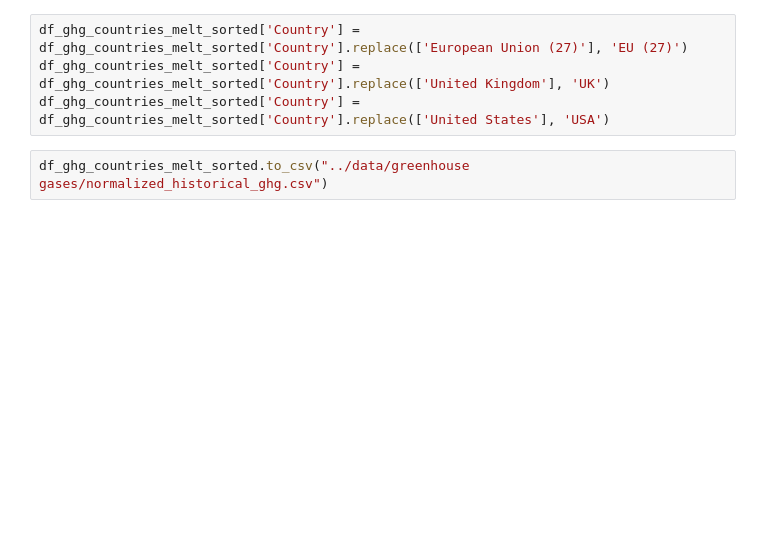
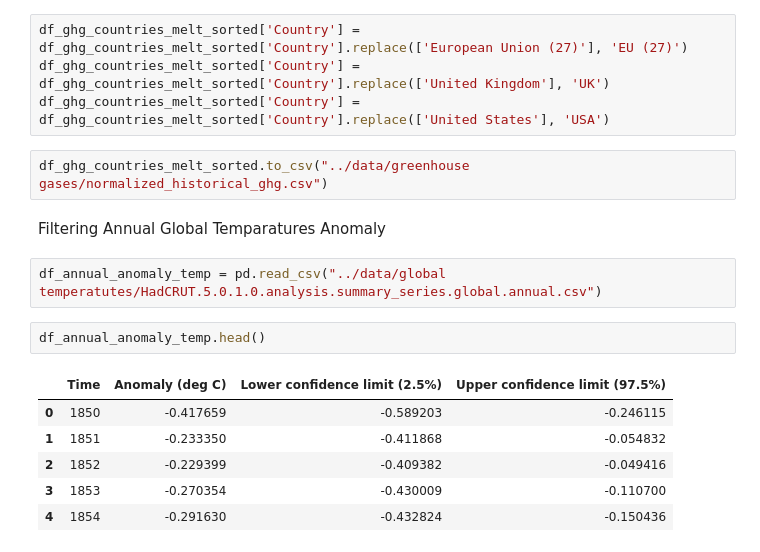
Before and after one commit to gauravpatil123/adv-projects-in-visualization, a Jupyter notebook: notebooks/project_main.ipynb, the cells around one changed output. Saved outputs shown, nothing was run; the diff lists cells and outputs as text; blank space fills up the shorter version.

```diff
--- a/notebooks/project_main.ipynb
+++ b/notebooks/project_main.ipynb
@@ -435,3 +437,16 @@ df_ghg_countries_melt_sorted['Country'] = df_ghg_countries_melt_sorted['Country'
 df_ghg_countries_melt_sorted['Country'] = df_ghg_countries_melt_sorted['Country'].replace(['United States'], 'USA')
 # %%
 df_ghg_countries_melt_sorted.to_csv("../data/greenhouse gases/normalized_historical_ghg.csv")
+# %% [markdown]
+Filtering Annual Global Temparatures Anomaly
+# %%
+df_annual_anomaly_temp = pd.read_csv("../data/global temperatutes/HadCRUT.5.0.1.0.analysis.summary_series.global.annual.csv")
+# %%
+df_annual_anomaly_temp.head()
+# %% [output]
+|  | Time | Anomaly (deg C) | Lower confidence limit (2.5%) | Upper confidence limit (97.5%) |
+| 0 | 1850 | -0.417659 | -0.589203 | -0.246115 |
+| 1 | 1851 | -0.233350 | -0.411868 | -0.054832 |
+| 2 | 1852 | -0.229399 | -0.409382 | -0.049416 |
+| 3 | 1853 | -0.270354 | -0.430009 | -0.110700 |
+| 4 | 1854 | -0.291630 | -0.432824 | -0.150436 |
```
Also changed, not shown: parts of 5 cells of this notebook, 5 other files.
